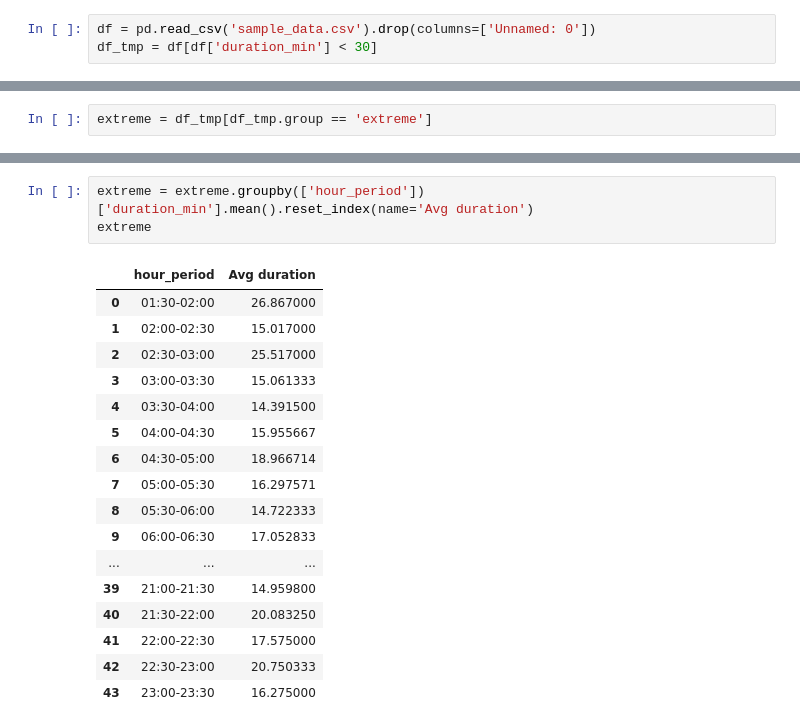
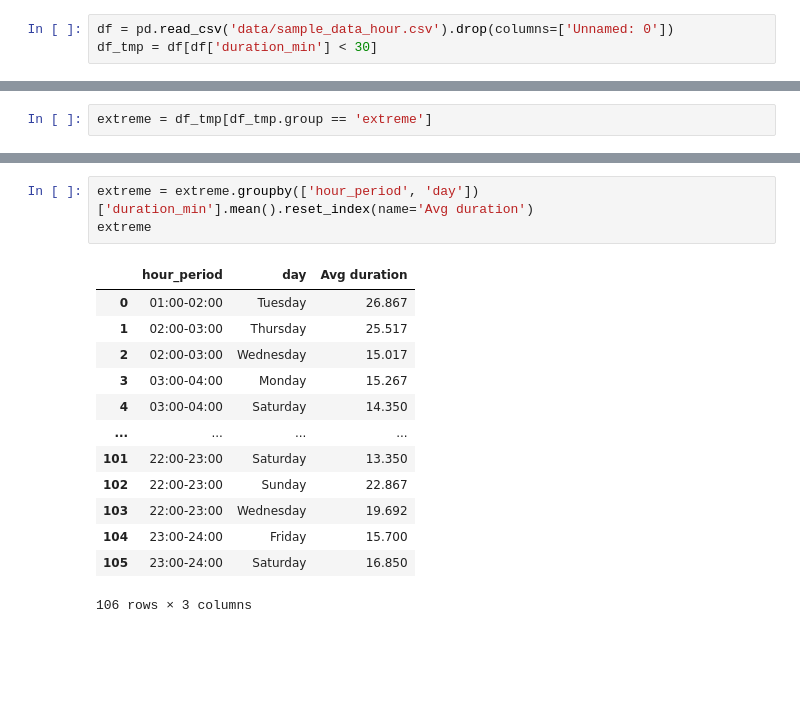
Before and after one commit to astenast/Smartphone_User_Engagement, a Jupyter notebook: Classification.ipynb, the cells around one changed output, grey strips where cells are left out. Saved outputs shown, nothing was run; the diff lists cells and outputs as text; blank space fills up the shorter version.

Commit message:
daily plot with extreme patterns

```diff
--- a/Classification.ipynb
+++ b/Classification.ipynb
@@ -3,5 +9,5 @@ import pandas as pd
 # %%
-df = pd.read_csv('sample_data.csv').drop(columns=['Unnamed: 0'])
+df = pd.read_csv('data/sample_data_hour.csv').drop(columns=['Unnamed: 0'])
 df_tmp = df[df['duration_min'] < 30]
 # %%
 quantiles = df_tmp['duration_min'].quantile([.33, .66, .98, 1])
@@ -129,21 +123,17 @@ df_tmp[df_tmp.group == 'extreme']
 # %%
-extreme = extreme.groupby(['hour_period'])['duration_min'].mean().reset_index(name='Avg duration')
+extreme = extreme.groupby(['hour_period', 'day'])['duration_min'].mean().reset_index(name='Avg duration')
 extreme
 # %% [output]
-|  | hour_period | Avg duration |
-| 0 | 01:30-02:00 | 26.867000 |
-| 1 | 02:00-02:30 | 15.017000 |
-| 2 | 02:30-03:00 | 25.517000 |
-| 3 | 03:00-03:30 | 15.061333 |
-| 4 | 03:30-04:00 | 14.391500 |
-| 5 | 04:00-04:30 | 15.955667 |
-| 6 | 04:30-05:00 | 18.966714 |
-| 7 | 05:00-05:30 | 16.297571 |
-| 8 | 05:30-06:00 | 14.722333 |
-| 9 | 06:00-06:30 | 17.052833 |
-| ... | ... | ... |
-| 39 | 21:00-21:30 | 14.959800 |
-| 40 | 21:30-22:00 | 20.083250 |
-| 41 | 22:00-22:30 | 17.575000 |
-| 42 | 22:30-23:00 | 20.750333 |
-| 43 | 23:00-23:30 | 16.275000 |
+|  | hour_period | day | Avg duration |
+| 0 | 01:00-02:00 | Tuesday | 26.867 |
+| 1 | 02:00-03:00 | Thursday | 25.517 |
+| 2 | 02:00-03:00 | Wednesday | 15.017 |
+| 3 | 03:00-04:00 | Monday | 15.267 |
+| 4 | 03:00-04:00 | Saturday | 14.350 |
+| ... | ... | ... | ... |
+| 101 | 22:00-23:00 | Saturday | 13.350 |
+| 102 | 22:00-23:00 | Sunday | 22.867 |
+| 103 | 22:00-23:00 | Wednesday | 19.692 |
+| 104 | 23:00-24:00 | Friday | 15.700 |
+| 105 | 23:00-24:00 | Saturday | 16.850 |
+106 rows × 3 columns
```
Also changed, not shown: parts of 17 cells of this notebook, 3 other files.
